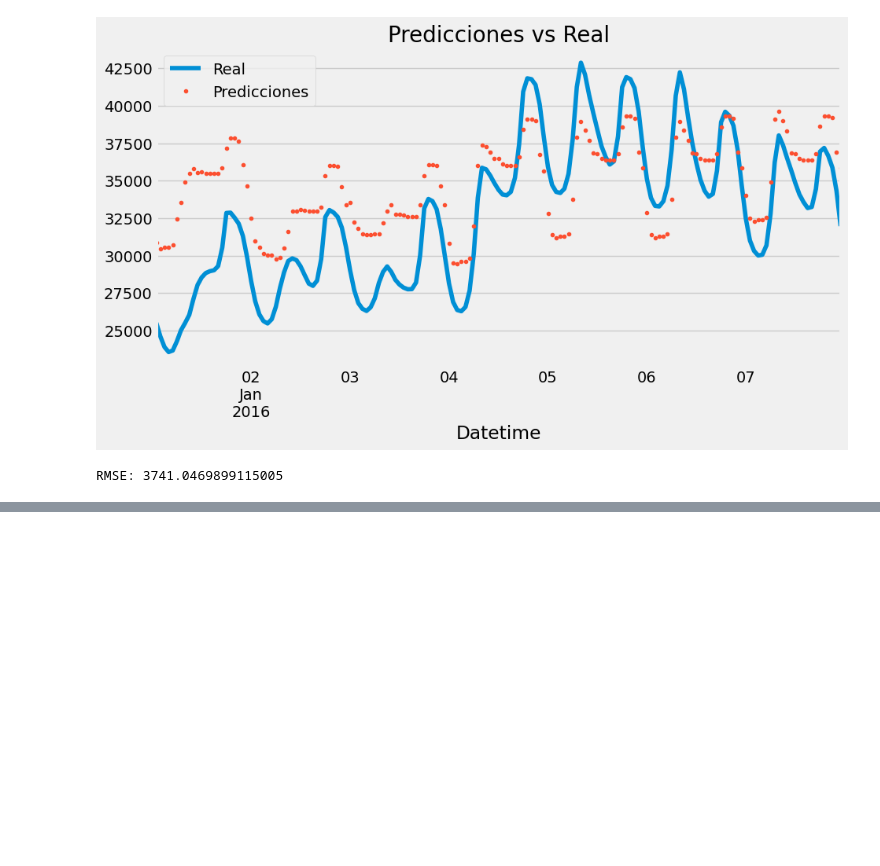
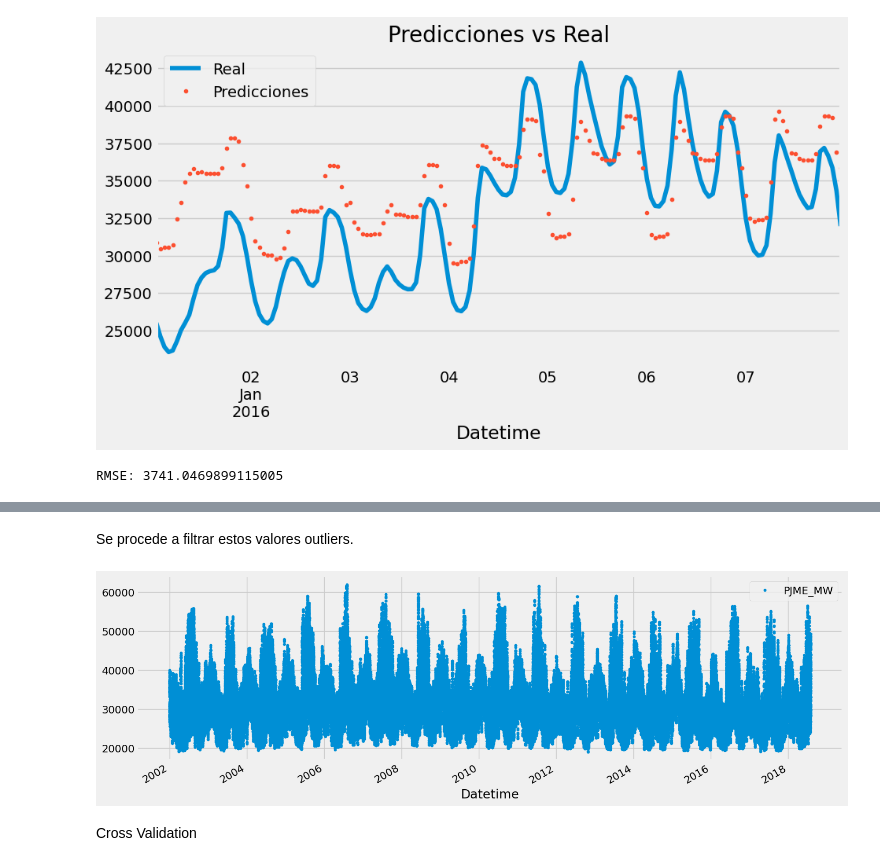
Before and after one commit to Nimbus-commints/Data-Science-Proyectos, a Jupyter notebook: Time Series/Consumo de Energia.ipynb, the cells around one changed output, grey strips where cells are left out. Saved outputs shown, nothing was run; the diff lists cells and outputs as text; code cells hidden in the pictures; blank space fills up the shorter version.

```diff
--- a/Time Series/Consumo de Energia.ipynb
+++ b/Time Series/Consumo de Energia.ipynb
@@ -195,0 +236,10 @@ Tambien es posible usar información externa para alimentar el modelo, Ej. Las c
+# %% [markdown]
+Se procede a filtrar estos valores outliers.
+# %%
+df_2= df_2.query('PJME_MW > 19_000').copy()
+df_2.plot(figsize=(15, 5),style='.')
+plt.show()
+# %% [output]
+[figure, added]
+# %% [markdown]
+Cross Validation
```
Also changed, not shown: parts of 28 cells of this notebook.
